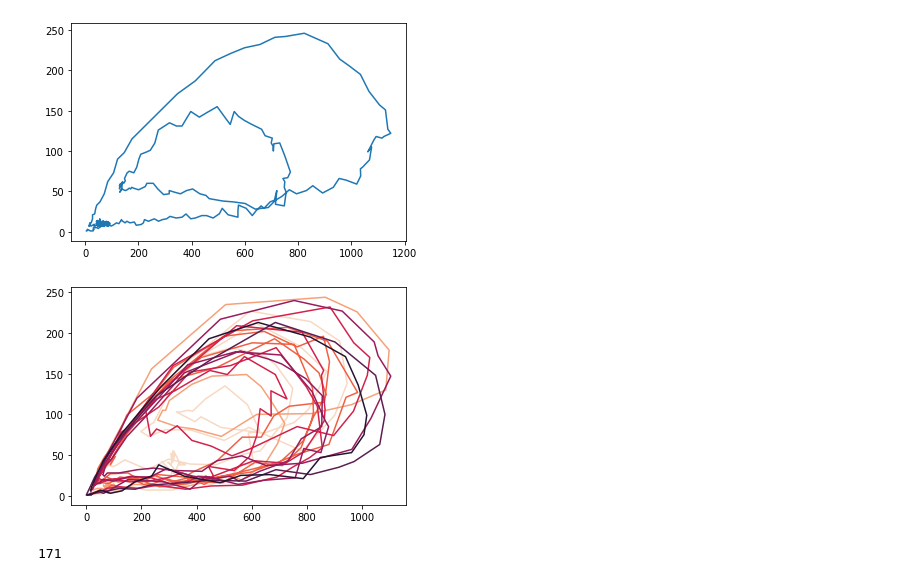
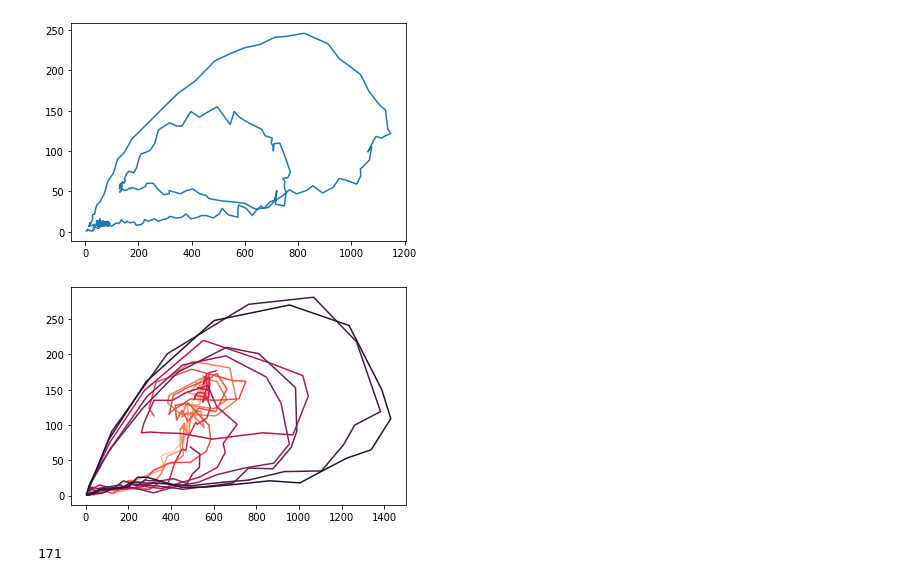
Before and after one commit to shreyaraghavendra/css_group_6, a Jupyter notebook: code/Nc_vseta.ipynb, the cells around one changed output. Cells and saved outputs as stored; diff of their text form; code cells hidden in the pictures.

```diff
--- a/code/Nc_vseta.ipynb
+++ b/code/Nc_vseta.ipynb
@@ -3,16 +3,37 @@ import cellular_automata as ca
 import matplotlib.pyplot as plt
 import numpy as np
 import seaborn as sns
+# %%
+GENERATIONS = 200
+ROWS = COLS = 101
+ORIGIN = (COLS // 2, ROWS // 2)
+PHI = 1000
+CANCER_INIT_POSITIONS = [(ORIGIN[0], ORIGIN[1]), (ORIGIN[0] + 1, ORIGIN[1]),
+                         (ORIGIN[0] - 1, ORIGIN[1]), (ORIGIN[0], ORIGIN[1] - 1),
+                         (ORIGIN[0], ORIGIN[1] + 1)]
+K1, K2, K3, K4 = 0.74, 0.2, 0.4, 0.4
+RHO = 3.85
+taus = [0,5,10,15,20,25,30,35,40,45]
 # %%
 tau_histories = []
 clusters = []
 
-for tau in range(25,45):
+for tau in taus:
     history, Ms = ca.simulate_tumor_growth_with_clusters(tau, GENERATIONS, ROWS, COLS, PHI, RHO, K1, K2, K3, K4, CANCER_INIT_POSITIONS, ORIGIN)
     tau_histories.append(history)
 
     indiv_clusters = [ca.find_clusters(M, ROWS,COLS) for M in Ms]
     clusters.append([len(indiv_clusters[i]) for i in range(GENERATIONS)])
+# %%
+tau_histories = []
+clusters = []
+
+for tau in taus:
+    history, Ms = ca.simulate_tumor_growth_with_clusters(tau, GENERATIONS, ROWS, COLS, PHI, RHO, K1, K2, K3, K4, CANCER_INIT_POSITIONS, ORIGIN)
+    tau_histories.append(history)
+
+    indiv_clusters = [ca.find_clusters(M, ROWS,COLS) for M in Ms]
+    clusters.append([len(indiv_clusters[i]) for i in range(GENERATIONS)])
 # %%
 Nc_histories = [[history[g]['Nc'] for g in range(GENERATIONS)] for history in tau_histories]
 # %%
@@ -37,18 +58,15 @@ plt.plot(Nc_histories[5],clusters[5])
 [<matplotlib.lines.Line2D at 0x...>]
 [figure]
 # %%
-taus = [i for i in range(25,45)]
 palette = sns.color_palette('rocket_r', len(taus))
-
-
 
 for i,(history, cluster) in enumerate(zip(Nc_histories,clusters)):
     slice_history = history[::5]
     slice_cluster = cluster[::5]
-    if i %3 == 0:
-        plt.plot(slice_history,slice_cluster, color=palette[i])
+    # if i %3 == 0:
+    plt.plot(slice_history,slice_cluster, color=palette[i])
 # %% [output]
-[figure, old version]
+[figure, new version]
 # %%
 # history_no_delay, M__no_delay = simulate_tumor_growth(NO_TIME_DELAY, GENERATIONS, ROWS, COLS, PHI, RHO, K1, K2, K3, K4, CANCER_INIT_POSITIONS, ORIGIN)
 # %%
```
Also changed, not shown: 1 other file.
